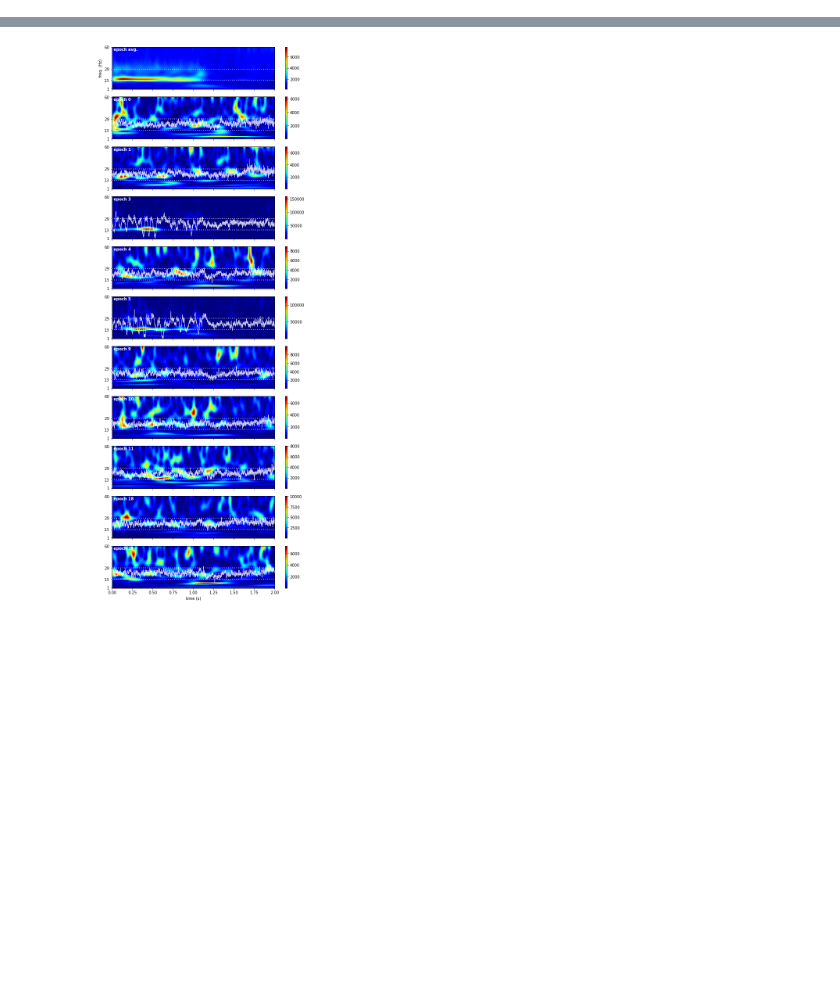
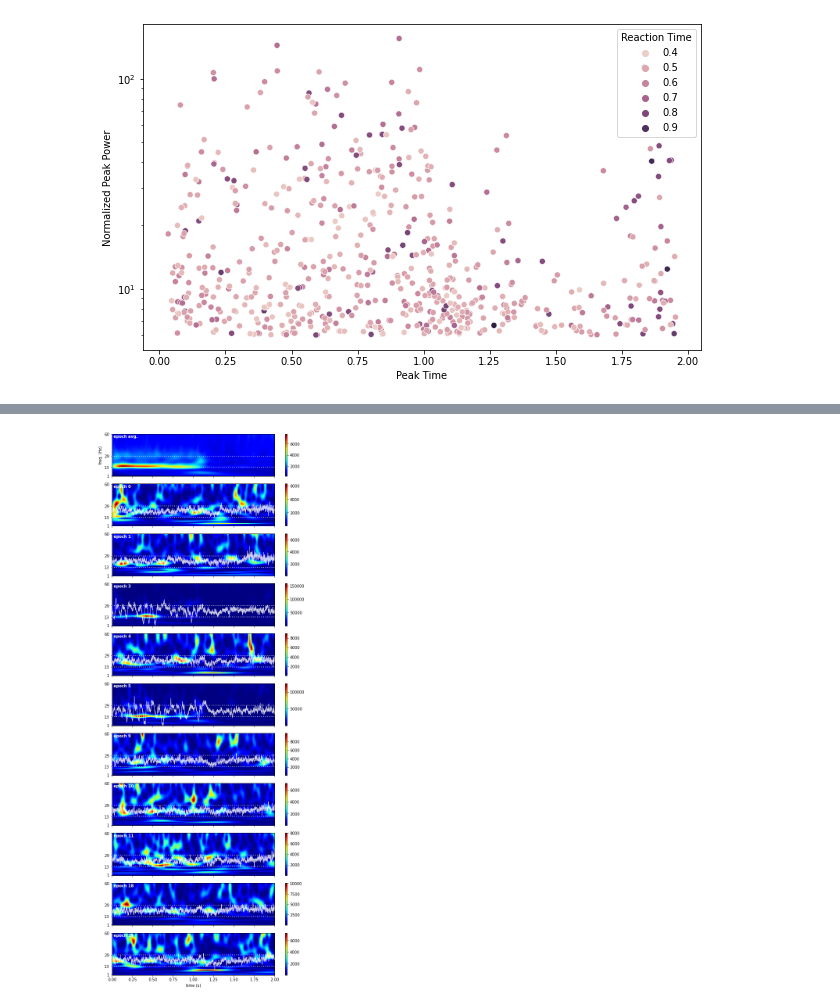
Before and after one commit to ntolley/SEE_decoding, a Jupyter notebook: notebooks/load_lfp.ipynb, the cells around one changed output, grey strips where cells are left out. Cells and saved outputs as stored; diff of their text form; code cells hidden in the pictures; blank space fills up the shorter version.

```diff
--- a/notebooks/load_lfp.ipynb
+++ b/notebooks/load_lfp.ipynb
@@ -122,7 +163,17 @@ event_df_list = list()
 for trial_idx, trial_events in enumerate(spec_events):
     for event_idx, event_dict in enumerate(trial_events):
         event_dict['Trial'] = trial_idx
+        #event_dict['Reward'] = correct_mask[trial_idx]
         event_dict['Rec Time'] = event_ts[trial_idx]
+        event_dict['Reaction Time'] = stmv[trial_idx] - gocON[trial_idx]
+        event_dict['Reach Time'] = contact[trial_idx] - stmv[trial_idx]
+        event_dict['Grip Time'] = endhold[trial_idx] - contact[trial_idx]
+
+        event_dict['object'] = objct[trial_idx]
+        event_dict['layout'] = layout[trial_idx]
+        event_dict['position'] = position[trial_idx]
+        event_dict['gripori'] = gripori[trial_idx]
+
         event_df_list.append(event_dict)
 # %%
 event_df = pd.DataFrame(event_df_list)
@@ -128,0 +196,7 @@ event_df = pd.DataFrame(event_df_list)
+# %%
+plt.figure(figsize=(10,6))
+sns.scatterplot(data=event_df[event_df['Reaction Time'] < 1], x='Peak Time', y='Normalized Peak Power', hue='Reaction Time')
+plt.yscale('log')
+#plt.xscale('log')
+# %% [output]
+[figure, added]
```
Also changed, not shown: parts of 16 cells of this notebook, 4 other files.
